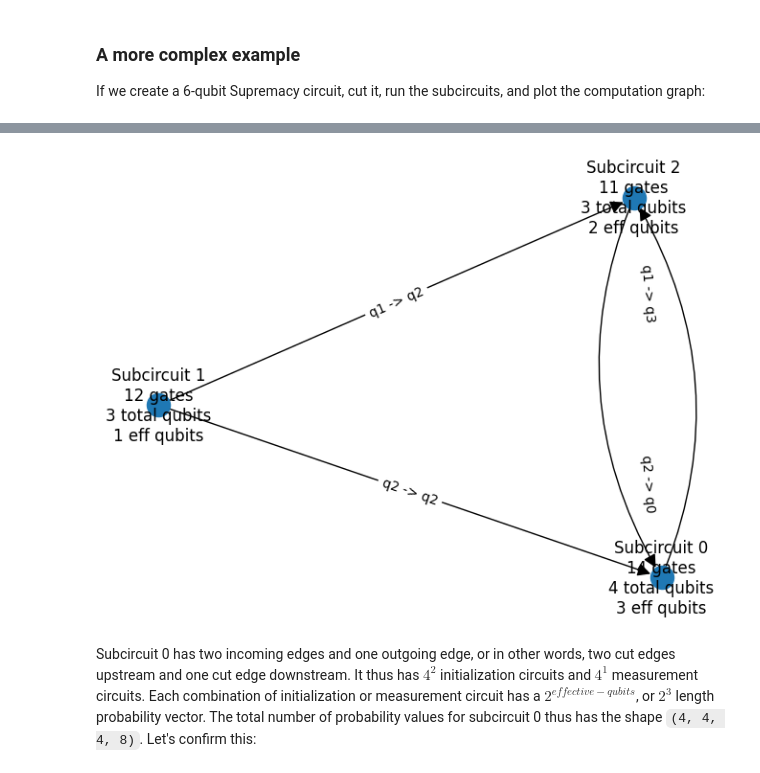
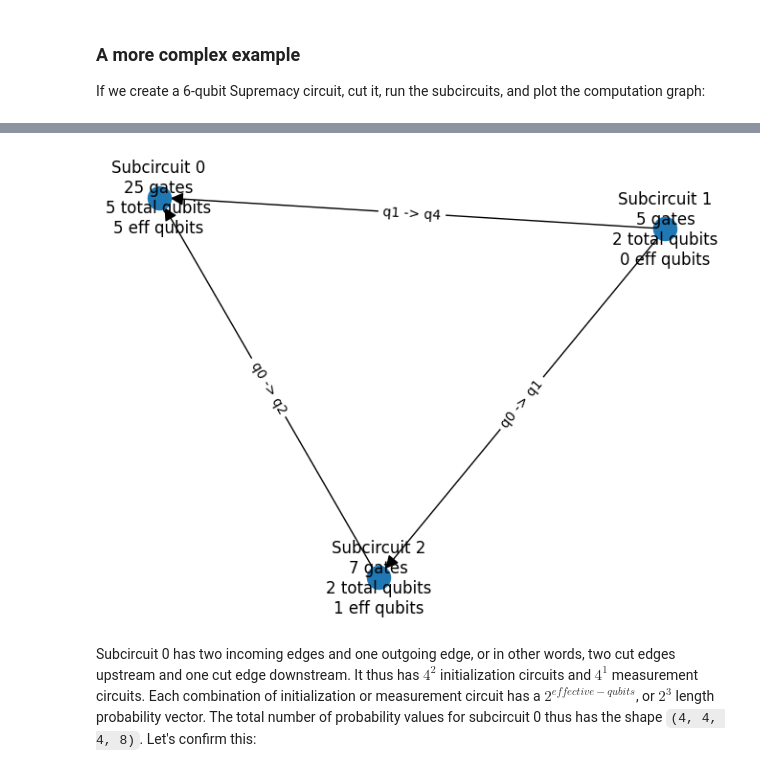
Before and after one commit to PrincetonUniversity/cutqc2, a Jupyter notebook: docs/source/notebooks/04_circuit_cutting_internals.ipynb, the cells around one changed output, grey strips where cells are left out. Cells and saved outputs as stored; diff of their text form; code cells hidden in the pictures.

```diff
--- a/docs/source/notebooks/04_circuit_cutting_internals.ipynb
+++ b/docs/source/notebooks/04_circuit_cutting_internals.ipynb
@@ -138,8 +138,6 @@ with Path.open("supremacy_6qubit.qasm3", "r") as f:
 cut_circuit = CutCircuit(circuit_qasm3=circuit_qasm3)
 cut_circuit.cut(
     max_subcircuit_width=5,
-    max_subcircuit_cuts=10,
-    subcircuit_size_imbalance=2,
     max_cuts=10,
     num_subcircuits=[3],
 )
@@ -154,4 +152,4 @@ compute_graph.draw()
-[figure, old version]
+[figure, new version]
 # %% [markdown]
 Subcircuit 0 has two incoming edges and one outgoing edge, or in other words, two cut edges upstream and one cut edge downstream. It thus has $4^{2}$ initialization circuits and $4^{1}$ measurement circuits. Each combination of initialization or measurement circuit has a $2^{effective-qubits}$, or $2^{3}$ length probability vector. The total number of probability values for subcircuit 0 thus has the shape `(4, 4, 4, 8)`. Let's confirm this:
 # %%
```
Also changed, not shown: parts of 8 cells of this notebook, 6 other files.
